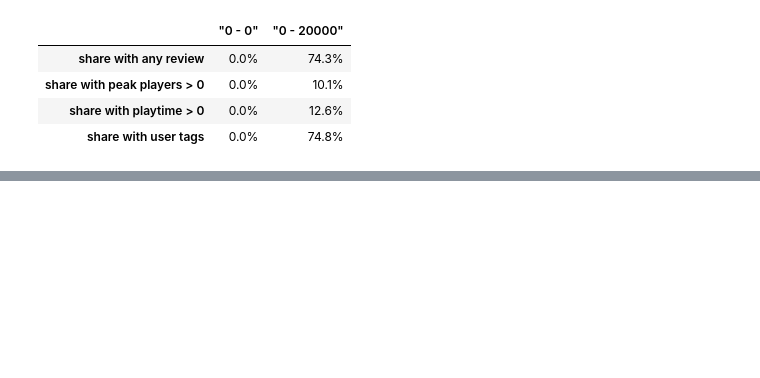
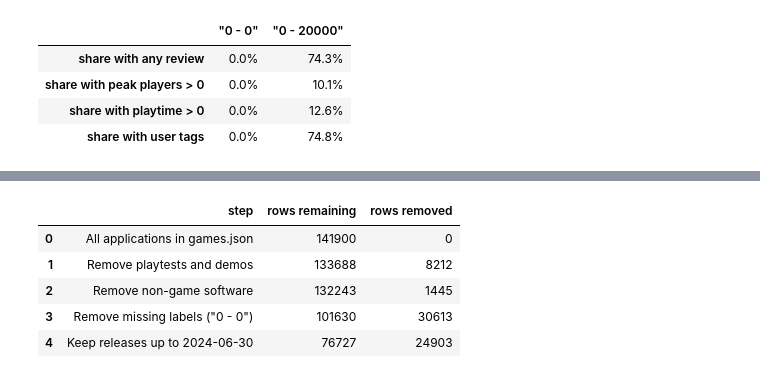
Before and after one commit to Hong5078/vgSaleAnalysis, a Jupyter notebook: new_analysis/notebooks/01_preprocessing_and_transformation.ipynb, the cells around one changed output, grey strips where cells are left out. Drawn from its saved outputs; the diff is of its cells as text; code cells hidden in the pictures; blank space fills up the shorter version.

```diff
--- a/new_analysis/notebooks/01_preprocessing_and_transformation.ipynb
+++ b/new_analysis/notebooks/01_preprocessing_and_transformation.ipynb
@@ -98,15 +99,10 @@ for appid, v in raw_json.items():
         "price_current": v.get("price"),
         "package_text": first_package_text(v),
         "required_age": v.get("required_age"),
-        "short_description": v.get("short_description") or "",
-        "detailed_description_len": len(v.get("detailed_description") or ""),
-        "website": v.get("website") or "",
-        "support_email": v.get("support_email") or "",
+        "detailed_description": v.get("detailed_description") or "",
         "windows": v.get("windows"), "mac": v.get("mac"), "linux": v.get("linux"),
         "supported_languages": v.get("supported_languages") or [],
         "full_audio_languages": v.get("full_audio_languages") or [],
-        "developers": v.get("developers") or [],
-        "publishers": v.get("publishers") or [],
         "categories": v.get("categories") or [],
         "genres": v.get("genres") or [],
         "n_screenshots": len(v.get("screenshots") or []),
@@ -116,8 +112,6 @@ for appid, v in raw_json.items():
         "recommendations": v.get("recommendations"),
         "peak_ccu": v.get("peak_ccu"),
         "average_playtime_forever": v.get("average_playtime_forever"),
-        "achievements": v.get("achievements"),
-        "dlc_count": v.get("dlc_count"),
         "tags": v.get("tags") or {},
     })
 del raw_json
@@ -731,0 +235,37 @@ Notebook 2 examines the resulting data before modeling.
+# %%
+name_l = df["name"].fillna("").str.lower()
+is_test_build = name_l.str.contains(r"\bplaytest\b|\bdemo\b")
+
+SOFTWARE_GENRES = {"Utilities", "Design & Illustration", "Animation & Modeling", "Video Production",
+                   "Game Development", "Photo Editing", "Audio Production", "Software Training",
+                   "Web Publishing", "Accounting"}
+GAME_GENRES = {"Action", "Adventure", "Casual", "RPG", "Simulation", "Strategy", "Sports", "Racing",
+               "Massively Multiplayer"}
+is_software = df["genres"].apply(lambda L: bool(SOFTWARE_GENRES & set(L)) and not (GAME_GENRES & set(L)))
+is_labeled = df["estimated_owners"] != "0 - 0"
+released = df["release_dt"] <= RELEASE_CUTOFF
+
+steps = [
+    ("All applications in games.json", pd.Series(True, index=df.index)),
+    ("Remove playtests and demos", ~is_test_build),
+    ("Remove non-game software", ~is_software),
+    ('Remove missing labels ("0 - 0")', is_labeled),
+    (f"Keep releases up to {RELEASE_CUTOFF.date()}", released),
+]
+mask = pd.Series(True, index=df.index)
+funnel = []
+for label, cond in steps:
+    mask &= cond
+    funnel.append({"step": label, "rows remaining": int(mask.sum())})
+funnel = pd.DataFrame(funnel)
+funnel["rows removed"] = (-funnel["rows remaining"].diff()).fillna(0).astype(int)
+
+games = df[mask].copy().reset_index(drop=True)
+funnel
+# %% [output]
+|  | step | rows remaining | rows removed |
+| 0 | All applications in games.json | 141900 | 0 |
+| 1 | Remove playtests and demos | 133688 | 8212 |
+| 2 | Remove non-game software | 132243 | 1445 |
+| 3 | Remove missing labels ("0 - 0") | 101630 | 30613 |
+| 4 | Keep releases up to 2024-06-30 | 76727 | 24903 |
```
Also changed, not shown: parts of 53 cells of this notebook, 50 other files.
